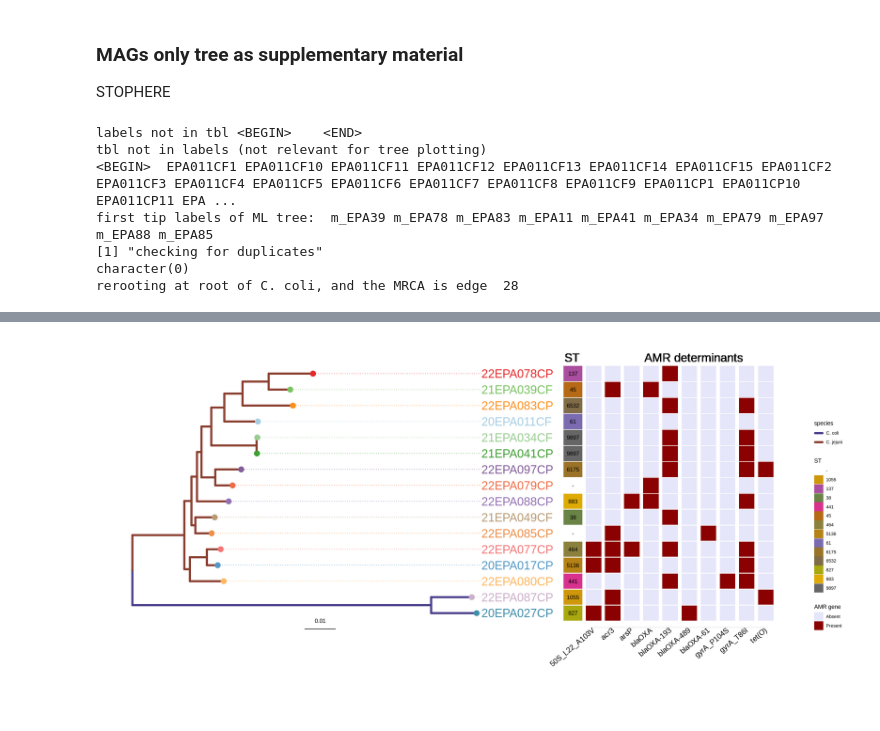
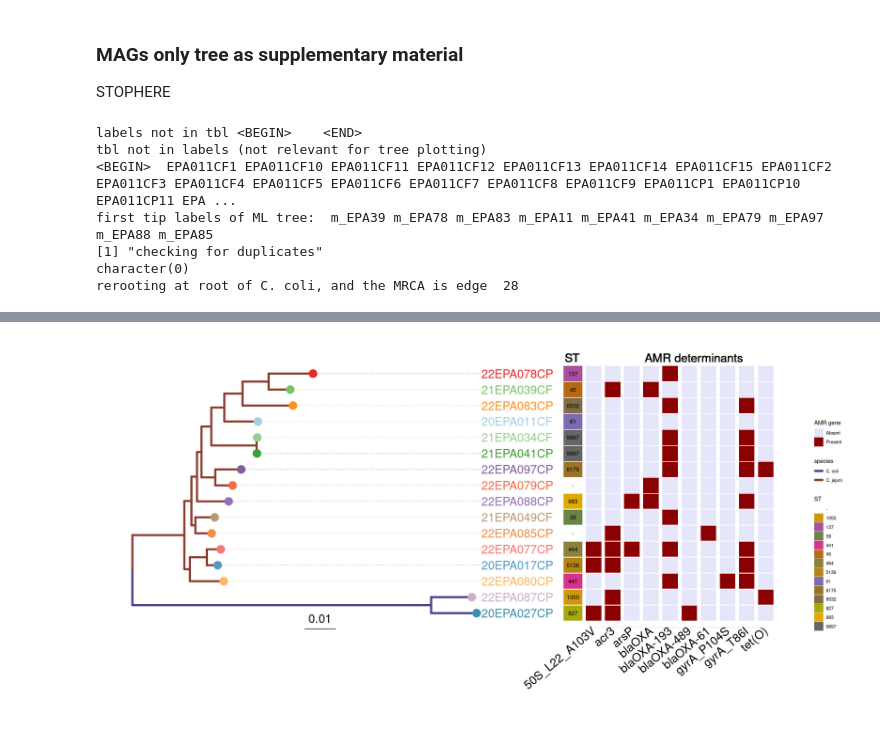
Before and after one commit to quadram-institute-bioscience/2024-campymags, a Jupyter notebook: MAG_phylogeny/plot_ml_trees_with_metadata.ipynb, the cells around one changed output, grey strips where cells are left out. Drawn from its saved outputs; the diff is of its cells as text; code cells hidden in the pictures.

```diff
--- a/MAG_phylogeny/plot_ml_trees_with_metadata.ipynb
+++ b/MAG_phylogeny/plot_ml_trees_with_metadata.ipynb
@@ -452,15 +456,15 @@ at 99%:  72612 (trimal gave 42224) and at 90%:  715770  (trimal was at 515531) b
 STOPHERE
 # %%
 
-t1 <- read.tree ("231013.mags_only/subset_first/trimal90_all.aln.treefile")
+t1 <- read.tree ("07.trimal90.mags.treefile")
 t1 <- drop.tip (t1, mags_without_isolates)
 tmag <- tree_with_ancestral_df (t1, df0=df, reroot=0.1)
-write.tree (as.phylo(tmag$tre), "231206.fixlabel/240104.mags_t90.treefile")
+write.tree (as.phylo(tmag$tre), "output.trimal90.mags.treefile")
 
 options (repr.plot.width=20, repr.plot.height=10)
 p <- ggtree (tmag$tree, aes(color=species),size=1.9) + scale_color_manual (values=c("darkslateblue", "coral4"))
 p <- p + new_scale_color() + new_scale_fill()
-p <- p + geom_tippoint (aes (colour=mag, fill=sample), pch=21, size=4, stroke=2)
+p <- p + geom_tippoint (aes (colour=mag, fill=sample), pch=21, size=7, stroke=1)
 p <- p + scale_colour_manual (values=c(alpha("white",alpha=0), "black"), guide="none") + scale_fill_manual (values=mypal, guide="none")
 p <- p + new_scale("colour") + new_scale ("fill")
 
@@ -478,21 +482,21 @@ p <- p + new_scale("colour") + new_scale ("fill")
 p <- p + geom_fruit(
         geom=geom_tile, data=df_tmp, mapping=aes(y=Sample_ID, x=amr, fill=yesno),
         pwidth=0.5, offset=0.03, width=0.005, height = 0.95, # widht height are for each square
-        axis.params=list(axis= "x", text.size  = 5, text.angle=40, hjust = 1, vjust= 0.5)
+        axis.params=list(axis= "x", text.size  = 8, text.angle=40, hjust = 1, vjust= 0.5)
         )
 p <- p + ggplot2::scale_fill_manual(values = c("YES"="darkred","NO"="lavender"),
         labels=c("YES"="Present", "NO"="Absent"),na.value="lavender", name="AMR gene") # one AMG is all-negative so we need na.value
 p <- p + new_scale("colour") + new_scale ("fill")
 
 p <- p + geom_tiplab (size=8, aes(colour=sample), align=T, offset=0.001) + scale_colour_manual (values=mypal, guide="none")
-p <- p + ylim (-4, 17) + geom_treescale() # + xlim(NA,0.1)
+p <- p + ylim (-4, 17) + geom_treescale(fontsize=8) # + xlim(NA,0.1)
 
 p <- p + geom_text(aes(x=0.141, y=17, label="ST"), size=8, hjust=0.5)
 p <- p + geom_text(aes(x=0.18, y=17, label="AMR determinants"), size=8, hjust=0.5)
 
 p
-ggsave ("231206.fixlabel/240104.mags_t90.pdf", p, width=20, height=10)
-ggsave ("231206.fixlabel/240104.mags_t90.png", p, width=20, height=10)
+ggsave ("output.trimal90.mags.pdf", p, width=20, height=10)
+ggsave ("output.trimal90.mags.png", p, width=20, height=10)
 # %% [output]
 labels not in tbl <BEGIN>    <END>
 tbl not in labels (not relevant for tree plotting)
@@ -504,3 +514,3 @@ rerooting at root of C. coli, and the MRCA is edge  28
 Scale for y is already present.
 Adding another scale for y, which will replace the existing scale.
-[figure, old version]
+[figure, new version]
```
Also changed, not shown: parts of 3 cells of this notebook, 5 other files.
